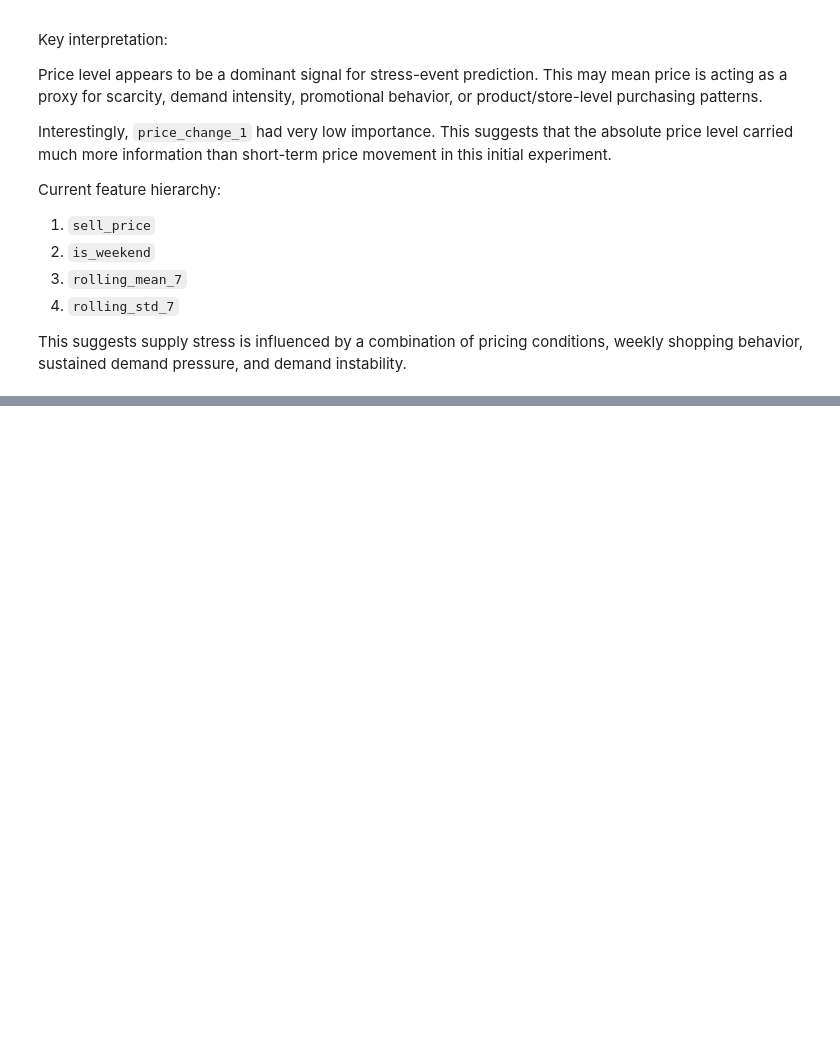
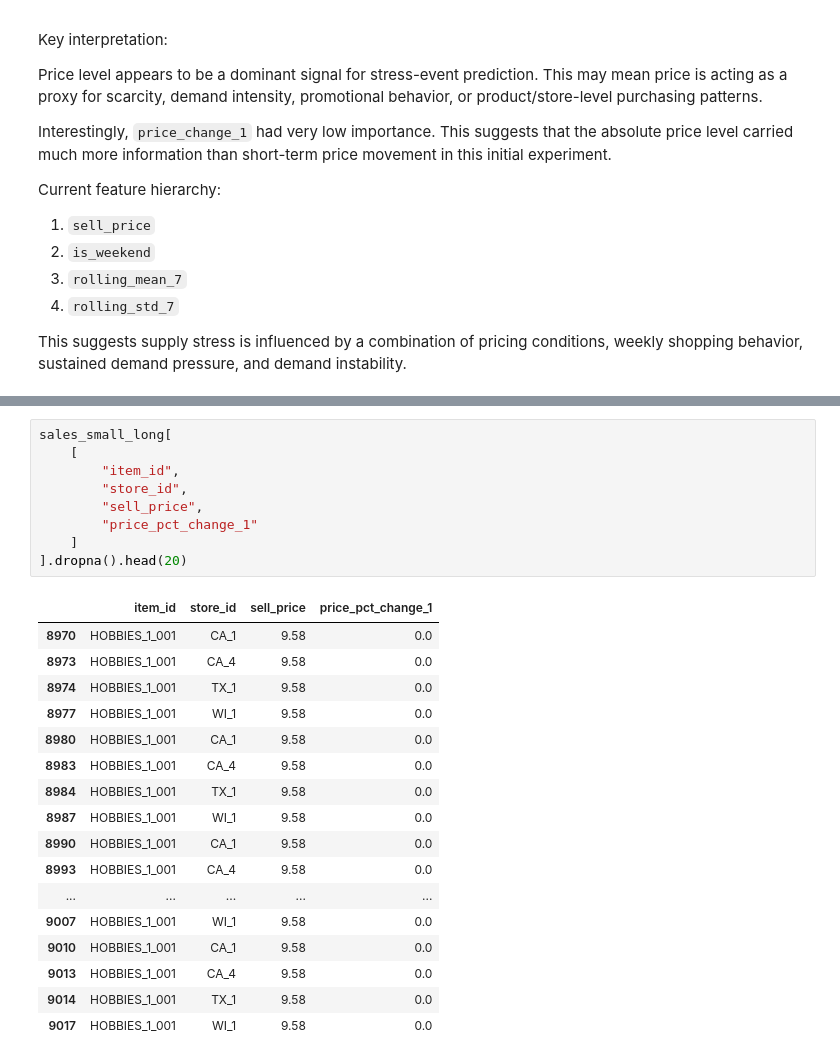
Before and after one commit to suhailyunus/supply-chain-stress-prediction, a Jupyter notebook: notebooks/exploratory.ipynb, the cells around one changed output, grey strips where cells are left out. Cells and saved outputs as stored; diff of their text form; blank space fills up the shorter version.

```diff
--- a/notebooks/exploratory.ipynb
+++ b/notebooks/exploratory.ipynb
@@ -1255,0 +1280,27 @@ This suggests supply stress is influenced by a combination of pricing conditions
+# %%
+sales_small_long[
+    [
+        "item_id",
+        "store_id",
+        "sell_price",
+        "price_pct_change_1"
+    ]
+].dropna().head(20)
+# %% [output]
+|  | item_id | store_id | sell_price | price_pct_change_1 |
+| 8970 | HOBBIES_1_001 | CA_1 | 9.58 | 0.0 |
+| 8973 | HOBBIES_1_001 | CA_4 | 9.58 | 0.0 |
+| 8974 | HOBBIES_1_001 | TX_1 | 9.58 | 0.0 |
+| 8977 | HOBBIES_1_001 | WI_1 | 9.58 | 0.0 |
+| 8980 | HOBBIES_1_001 | CA_1 | 9.58 | 0.0 |
+| 8983 | HOBBIES_1_001 | CA_4 | 9.58 | 0.0 |
+| 8984 | HOBBIES_1_001 | TX_1 | 9.58 | 0.0 |
+| 8987 | HOBBIES_1_001 | WI_1 | 9.58 | 0.0 |
+| 8990 | HOBBIES_1_001 | CA_1 | 9.58 | 0.0 |
+| 8993 | HOBBIES_1_001 | CA_4 | 9.58 | 0.0 |
+| ... | ... | ... | ... | ... |
+| 9007 | HOBBIES_1_001 | WI_1 | 9.58 | 0.0 |
+| 9010 | HOBBIES_1_001 | CA_1 | 9.58 | 0.0 |
+| 9013 | HOBBIES_1_001 | CA_4 | 9.58 | 0.0 |
+| 9014 | HOBBIES_1_001 | TX_1 | 9.58 | 0.0 |
+| 9017 | HOBBIES_1_001 | WI_1 | 9.58 | 0.0 |
```
Also changed, not shown: parts of 26 cells of this notebook.
